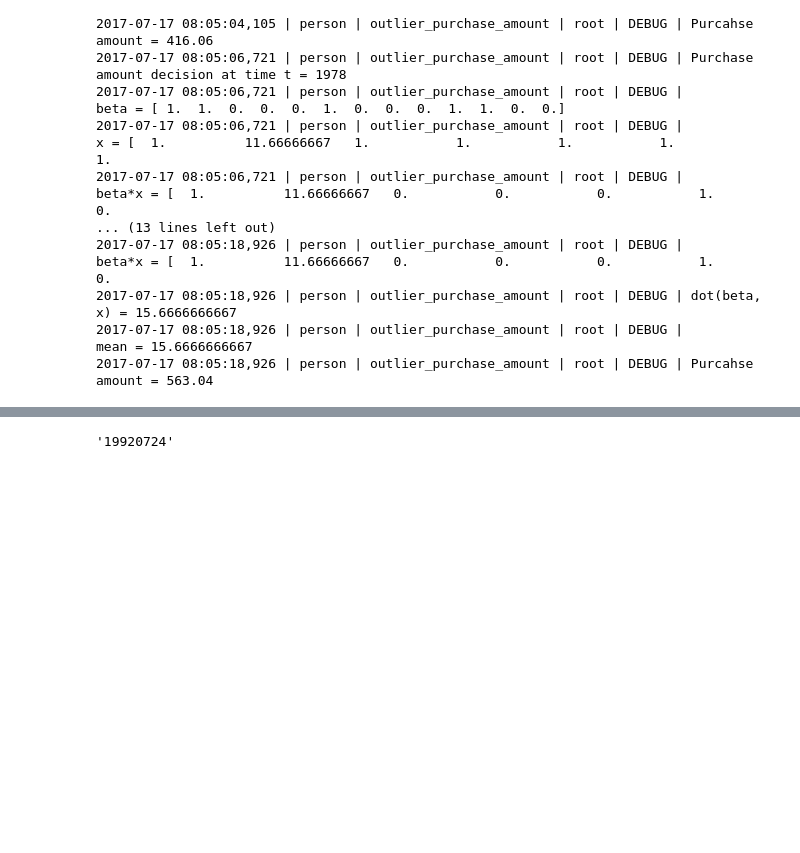
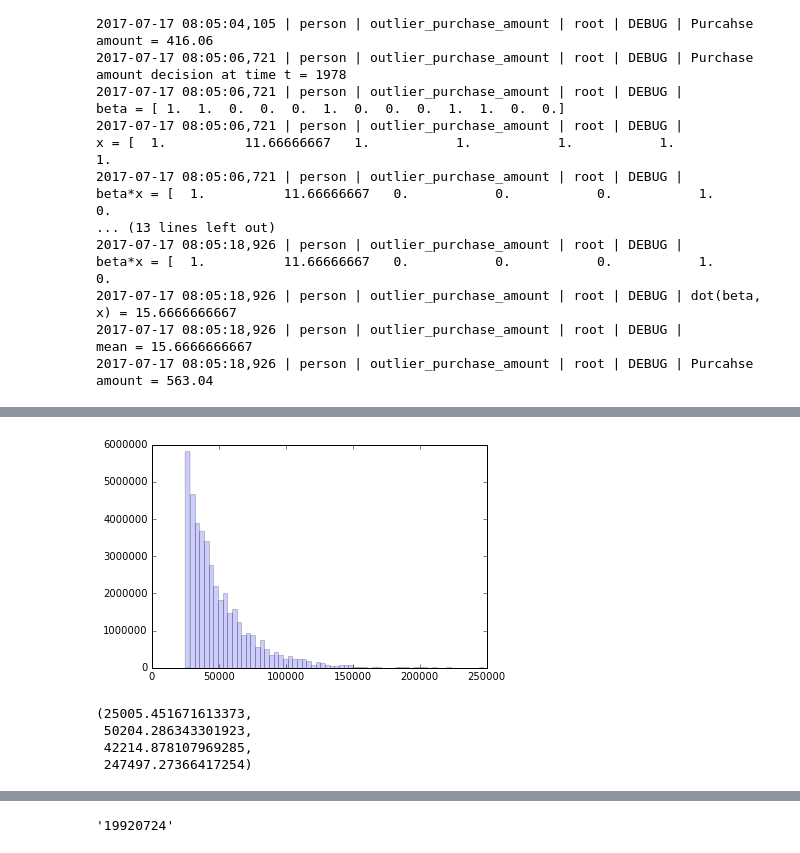
Before and after one commit to rwsharp/decisions, a Jupyter notebook: Response Tuning - purchase_amount.ipynb, the cells around one changed output, grey strips where cells are left out. Saved outputs shown, nothing was run; the diff lists cells and outputs as text; code cells hidden in the pictures; blank space fills up the shorter version.

```diff
--- a/Response Tuning - purchase_amount.ipynb
+++ b/Response Tuning - purchase_amount.ipynb
@@ -309,0 +302,20 @@ for lam in range(365*1, 365*1 + 1, 1000):
+# %%
+11465*np.exp(-0.00005)
+
+beta = 1.0/0.00004
+#beta = 1.0
+
+size = 10000
+sample = filter(lambda x: x > 25000, np.random.exponential(beta, size))
+
+#plt.hist(sample, normed=True, bins=64, alpha=0.2);
+plt.hist(11465*sample, normed=False, bins=64, alpha=0.2);
+# %% [output]
+[figure, added]
+# %%
+min(sample), np.mean(sample), np.median(sample), max(sample)
+# %% [output]
+(25005.451671613373,
+ 50204.286343301923,
+ 42214.878107969285,
+ 247497.27366417254)
```
Also changed, not shown: parts of 3 cells of this notebook, 3 other files.
